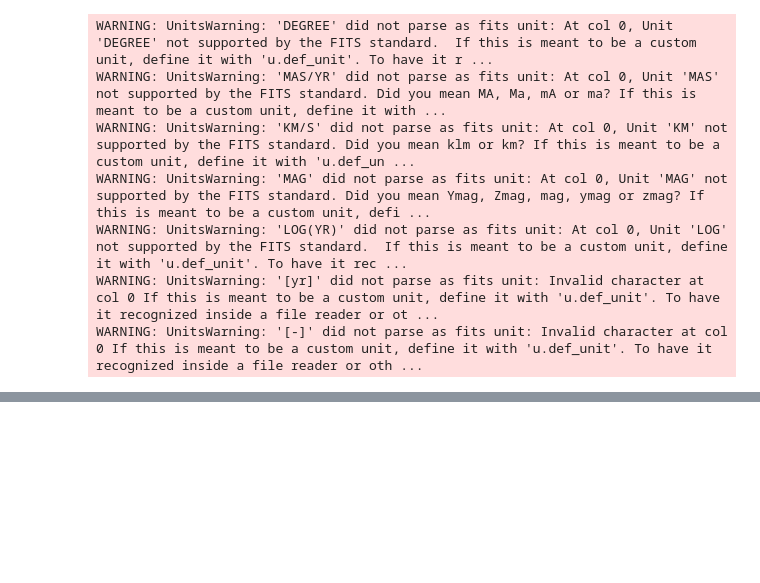
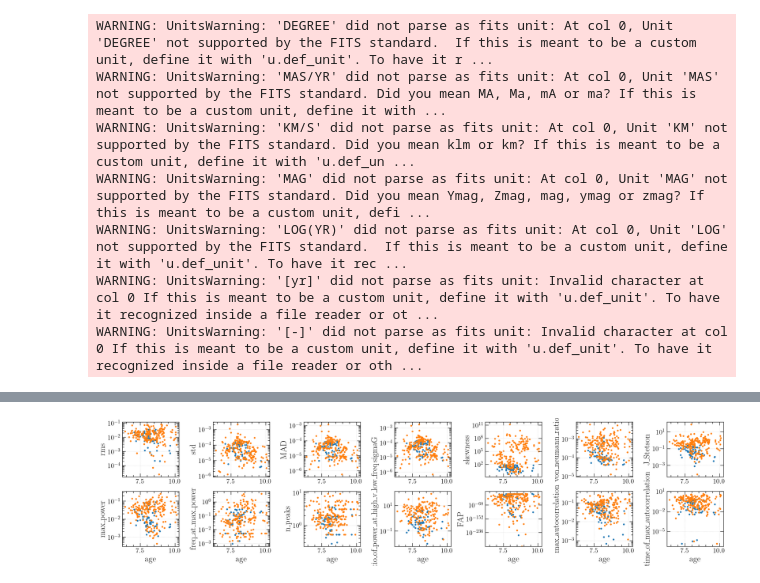
Before and after one commit to tobin-wainer/TESS_Cluster_Age_ML, a Jupyter notebook: make_gold_sample.ipynb, the cells around one changed output, grey strips where cells are left out. Saved outputs shown, nothing was run; the diff lists cells and outputs as text; code cells hidden in the pictures; blank space fills up the shorter version.

```diff
--- a/make_gold_sample.ipynb
+++ b/make_gold_sample.ipynb
@@ -234,0 +109,43 @@ plt.tight_layout()
+# %%
+rms_spread = (cluster_summary_stats['rms_95'] - cluster_summary_stats['rms_05']) / np.sqrt(cluster_summary_stats['n_rows'])
+truth = rms_spread < np.nanmedian(cluster_summary_stats['rms_95']) - np.nanmedian(cluster_summary_stats['rms_05'])
+
+subset_cols = ['std','skewness','max_power','freq_at_max_power','max_autocorrelation','time_of_max_autocorrelation','J_Stetson']
+
+for i in subset_cols:
+    spread = (cluster_summary_stats['{}_95'.format(i)] - cluster_summary_stats['{}_05'.format(i)]) / np.sqrt(cluster_summary_stats['n_rows'])
+    col_truth = spread < np.nanmedian(cluster_summary_stats['{}_95'.format(i)]) - np.nanmedian(cluster_summary_stats['{}_05'.format(i)])
+    truth = truth & col_truth
+
+
+cluster_summary_stats['gold'] = truth
+
+bad_clusters_charlie = ['NGC1704','[SL63] 410','NGC1932',
+                        '[SL63] 106','NGC 129','IC 2581',
+                        '[SL63] 763','BSDL1674','NGC2000']
+
+bad_cluster_truth = np.isin(list(cluster_summary_stats['summary_fname']),bad_clusters_charlie)
+cluster_summary_stats['gold'] = cluster_summary_stats['gold'] & (bad_cluster_truth==False)
+# %%
+gold_sample = cluster_summary_stats[cluster_summary_stats['gold']==True]
+other_sample = cluster_summary_stats[cluster_summary_stats['gold']==False]
+
+row = 0
+col = 0
+fig,ax = plt.subplots(2,7,figsize=(21,5))
+for i in stats:
+
+    ax[row][col].scatter(gold_sample['age'],(gold_sample['{}_95'.format(i)] - gold_sample['{}_05'.format(i)]) / np.sqrt(gold_sample['n_rows']),s=10)
+    ax[row][col].scatter(other_sample['age'],(other_sample['{}_95'.format(i)] - other_sample['{}_05'.format(i)]) / np.sqrt(other_sample['n_rows']),s=10)
+    # ax[col].axhline(y=0.3)
+    ax[row][col].set_yscale('log')
+    ax[row][col].set_ylabel(i,fontsize=20)
+    ax[1][col].set_xlabel('age',fontsize=20)
+    col +=1
+
+    if col == 7:
+        row +=1
+        col = 0
+plt.tight_layout()
+# %% [output]
+[figure, added]
```
Also changed, not shown: parts of 21 cells of this notebook.
